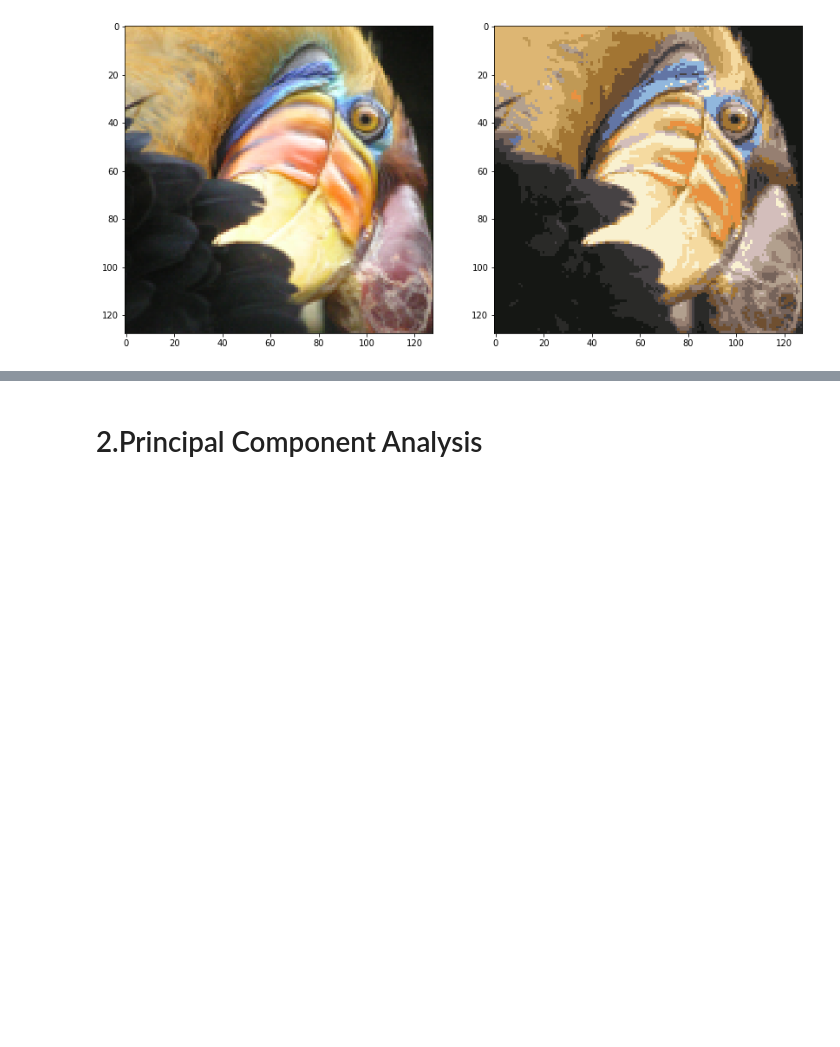
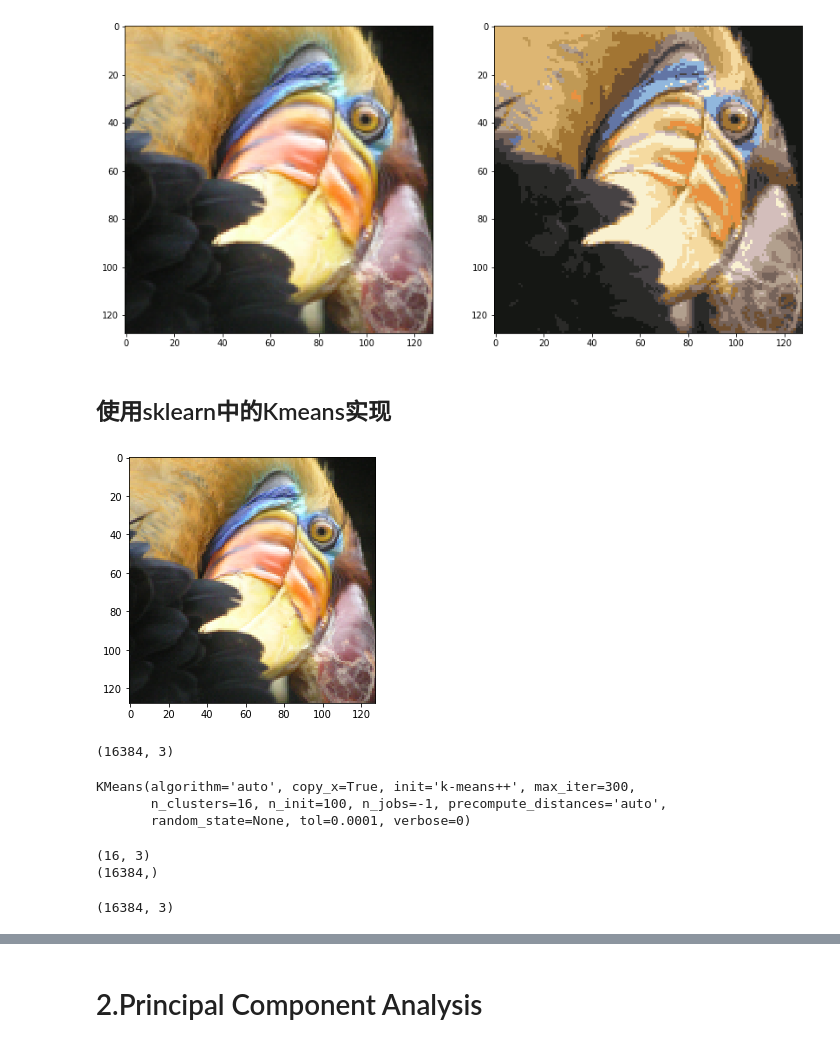
Before and after one commit to mmmcn/data-science-learn, a Jupyter notebook: machinelearning/Coursera-ML-AndrewNg-Exercises/ex7-Kmeans and PCA/main.ipynb, the cells around one changed output, grey strips where cells are left out. Drawn from its saved outputs; the diff is of its cells as text; code cells hidden in the pictures; blank space fills up the shorter version.

```diff
--- a/machinelearning/Coursera-ML-AndrewNg-Exercises/ex7-Kmeans and PCA/main.ipynb
+++ b/machinelearning/Coursera-ML-AndrewNg-Exercises/ex7-Kmeans and PCA/main.ipynb
@@ -295,3 +295,22 @@ ax[1].imshow(compressedImg)
 plt.show()
 # %% [output]
 [figure]
+# %% [markdown]
+## 使用sklearn中的Kmeans实现
+# %%
+import numpy as np
+import matplotlib.pyplot as plt
+from scipy.io import loadmat
+from sklearn.cluster import KMeans
+from skimage import io
+
+pic = io.imread('./data/bird_small.png') / 255
+io.imshow(pic)
+plt.show()
+# %% [output]
+[figure, added]
+# %%
+data = pic.reshape(128*128, 3)
+data.shape
+# %% [output]
+(16384, 3)
@@ -297,0 +319,18 @@ plt.show()
+# %%
+model.fit(data)
+# %% [output]
+KMeans(algorithm='auto', copy_x=True, init='k-means++', max_iter=300,
+       n_clusters=16, n_init=100, n_jobs=-1, precompute_distances='auto',
+       random_state=None, tol=0.0001, verbose=0)
+# %%
+Centroids = model.cluster_centers_
+print(Centroids.shape)
+C = model.predict(data)
+print(C.shape)
+# %% [output]
+(16, 3)
+(16384,)
+# %%
+Centroids[C].shape
+# %% [output]
+(16384, 3)
```
Also changed, not shown: parts of 37 cells of this notebook.
